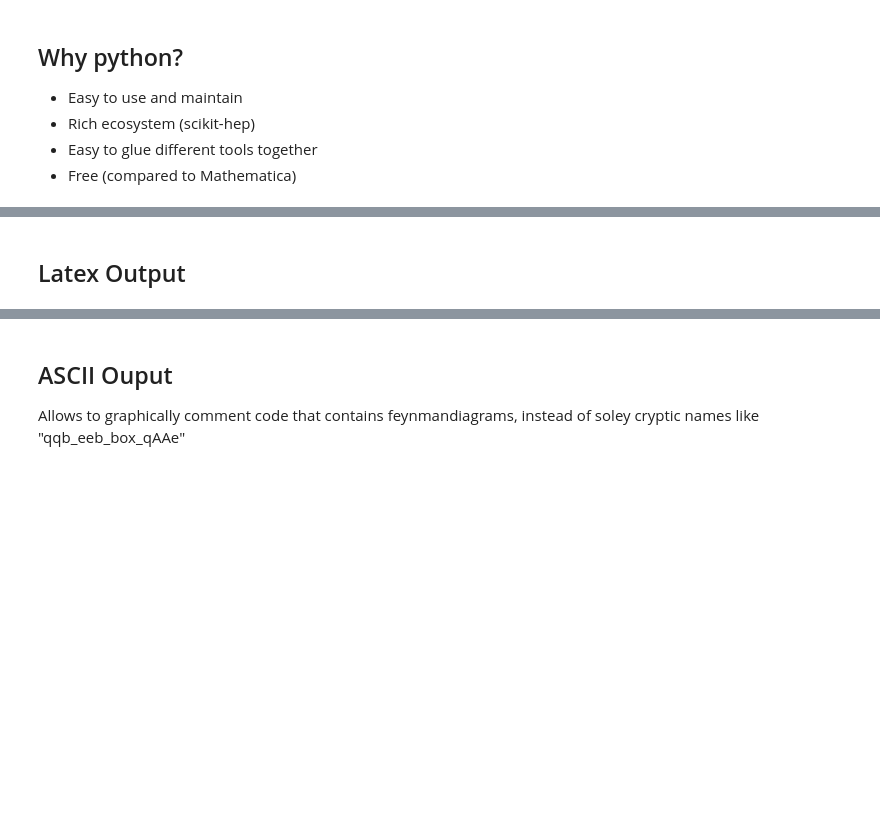
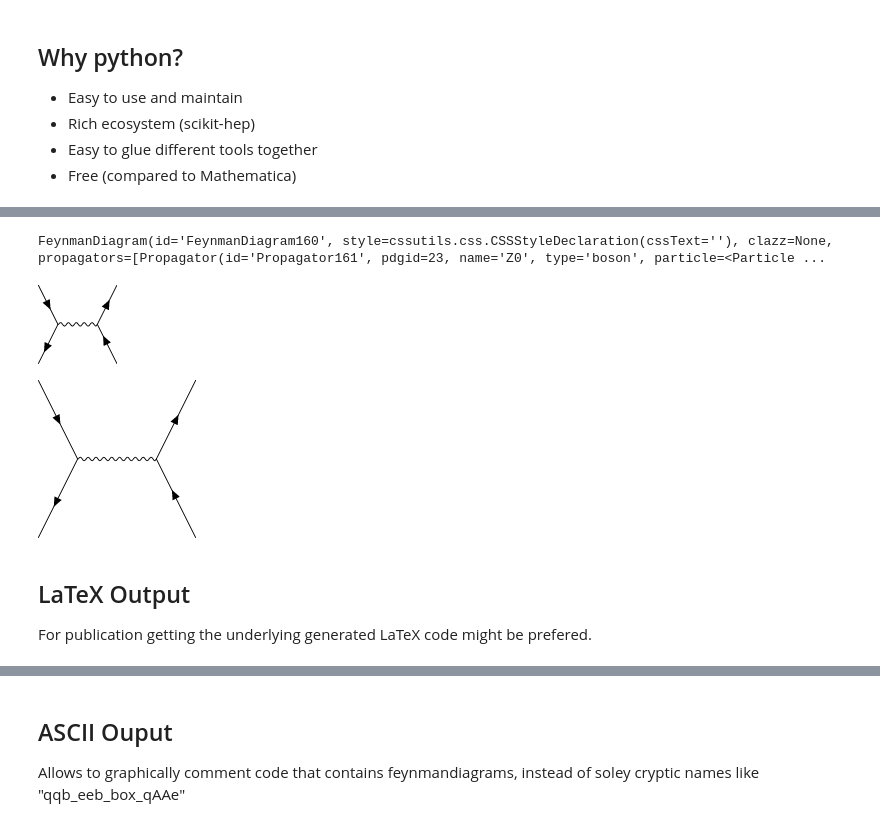
Before and after one commit to APN-Pucky/pyhep-2023, a Jupyter notebook: pyfeyn2.ipynb, the cells around one changed output, grey strips where cells are left out. Cells and saved outputs as stored; diff of their text form; code cells hidden in the pictures; blank space fills up the shorter version.

```diff
--- a/pyfeyn2.ipynb
+++ b/pyfeyn2.ipynb
@@ -92,2 +80,25 @@ from smpl_io import io
+# %%
+print(fd)
+# %% [output]
+FeynmanDiagram(id='FeynmanDiagram160', style=cssutils.css.CSSStyleDeclaration(cssText=''), clazz=None, propagators=[Propagator(id='Propagator161', pdgid=23, name='Z0', type='boson', particle=<Particle ...
+# %%
+# Place vertices
+v1.with_xy(-0.5,0)
+v2.with_xy(0.5,0)
+# Position legs
+from pyfeyn2.auto.position import  auto_align_legs, scale_positions
+auto_align_legs(fd,incoming=[(-1,1),(-1,-1)],outgoing=[(1,1),(1,-1)])
+# Render via TikZ
+from pyfeyn2.render.latex.tikzfeynman import TikzFeynmanRender
+tfd = TikzFeynmanRender(fd)
+tfd.render(show=True)
+# make it bigger
+fd2 = scale_positions(fd,2)
+TikzFeynmanRender(fd2).render(show=True);
+# %% [output]
+[figure, added]
+[figure, added]
 # %% [markdown]
-## Latex Output
+## LaTeX Output
+
+For publication getting the underlying generated LaTeX code might be prefered.
```
Also changed, not shown: parts of 17 cells of this notebook, 2 other files.
